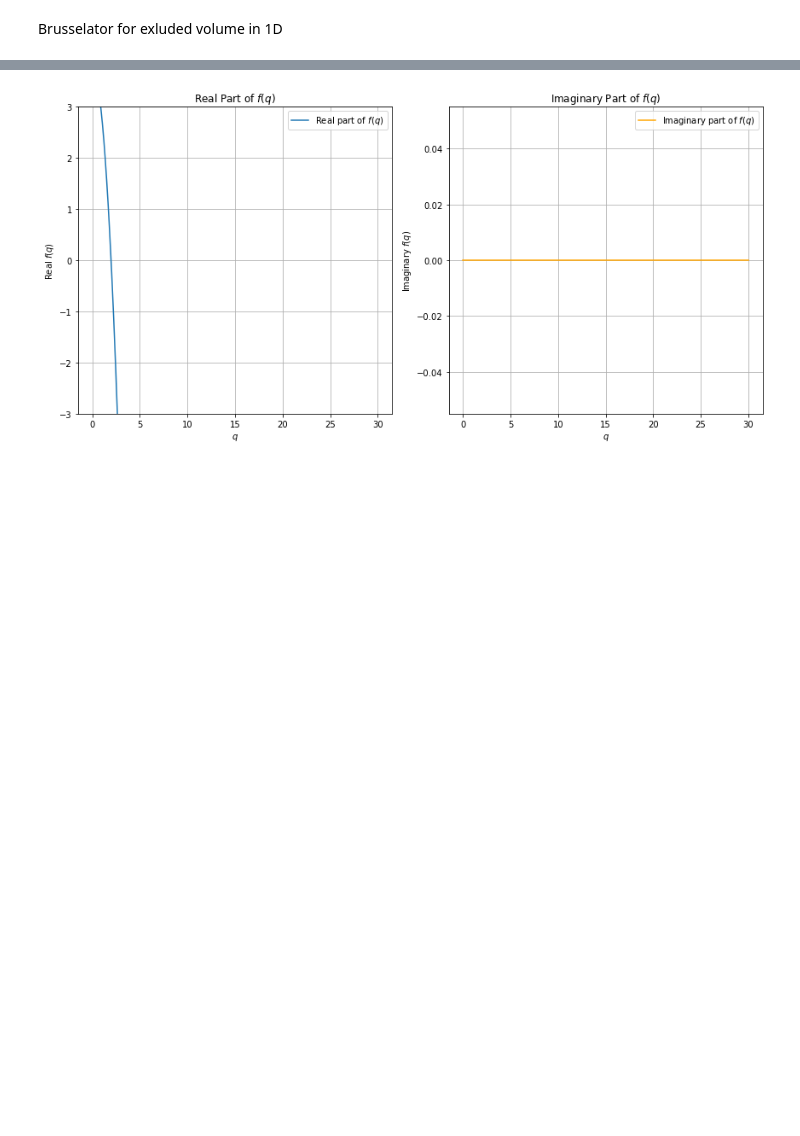
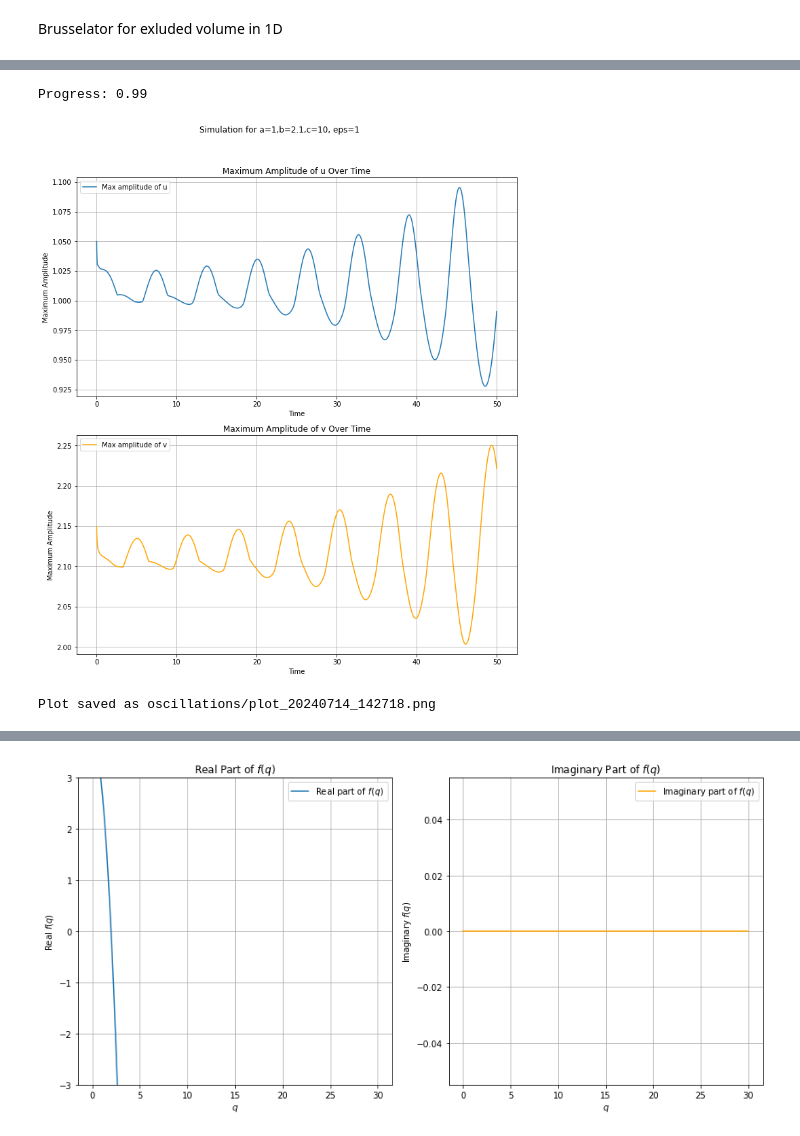
Before and after one commit to l-ada/Turing-models, a Jupyter notebook: brusselator_excluded_volume.ipynb, the cells around one changed output, grey strips where cells are left out. Saved outputs shown, nothing was run; the diff lists cells and outputs as text; code cells hidden in the pictures; blank space fills up the shorter version.

```diff
--- a/brusselator_excluded_volume.ipynb
+++ b/brusselator_excluded_volume.ipynb
@@ -184,3 +201,46 @@ Progress: 0.9
+# %%
+def plot_max_amplitude(t, u_sol, v_sol, brusselator=None, save=False):
+    """Plot the maximum amplitude of u and v over time."""
+    max_u = np.max(u_sol, axis=1)
+    max_v = np.max(v_sol, axis=1)
+    N = len(max_u)-2
+    t = t[:N]; max_u = max_u[:N]; max_v = max_v[:N]
+
+    fig, axs = plt.subplots(2, 1, figsize=(10, 12))
+
+    axs[0].plot(t, max_u, label='Max amplitude of u')
+    axs[0].set_title('Maximum Amplitude of u Over Time')
+    axs[0].set_xlabel('Time')
+    axs[0].set_ylabel('Maximum Amplitude')
+    axs[0].grid(True)
+    axs[0].legend()
+
+    ##plot ampllitude of v
+    axs[1].plot(t, max_v, label='Max amplitude of v', color='orange')
+    axs[1].set_title('Maximum Amplitude of v Over Time')
+    axs[1].set_xlabel('Time')
+    axs[1].set_ylabel('Maximum Amplitude')
+    axs[1].grid(True)
+    axs[1].legend()
+
+    fig.suptitle(brusselator.print_parameters_short())
+
+    plt.tight_layout(rect=[0, 0.03, 1, 0.95])
+    plt.show()
+
+    if save:
+        save_plot(fig, folder='oscillations')
+# %%
+a=1
+b=1+a**2 +0.1
+save = False
+br_oscillate = Brusselator(a=a, b =b ,D0=1, D1=1, eps=1)
+t,u_sol, v_sol = perform_simulation(br_oscillate,save_full=True)
+plot_max_amplitude(t,u_sol,v_sol,br_oscillate, save=save)
+# %% [output]
+Progress: 0.99
+[figure, added]
+Plot saved as oscillations/plot_20240714_142718.png
 # %%
 ## Plot u(x,y) as animation (2D)
 import datetime
```
Also changed, not shown: parts of 9 cells of this notebook, 9 other files.
